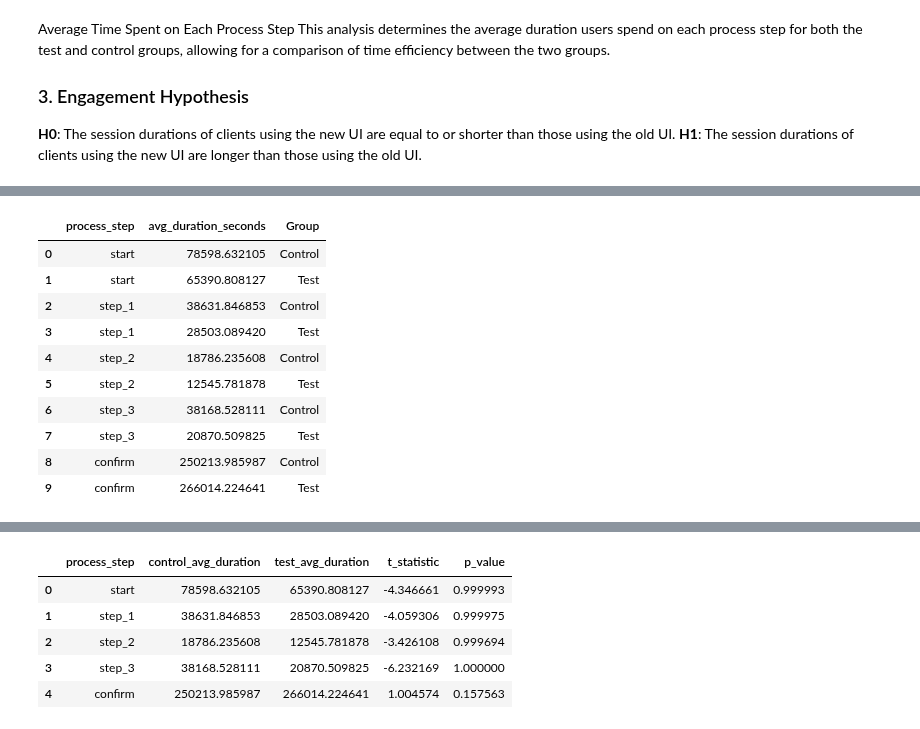
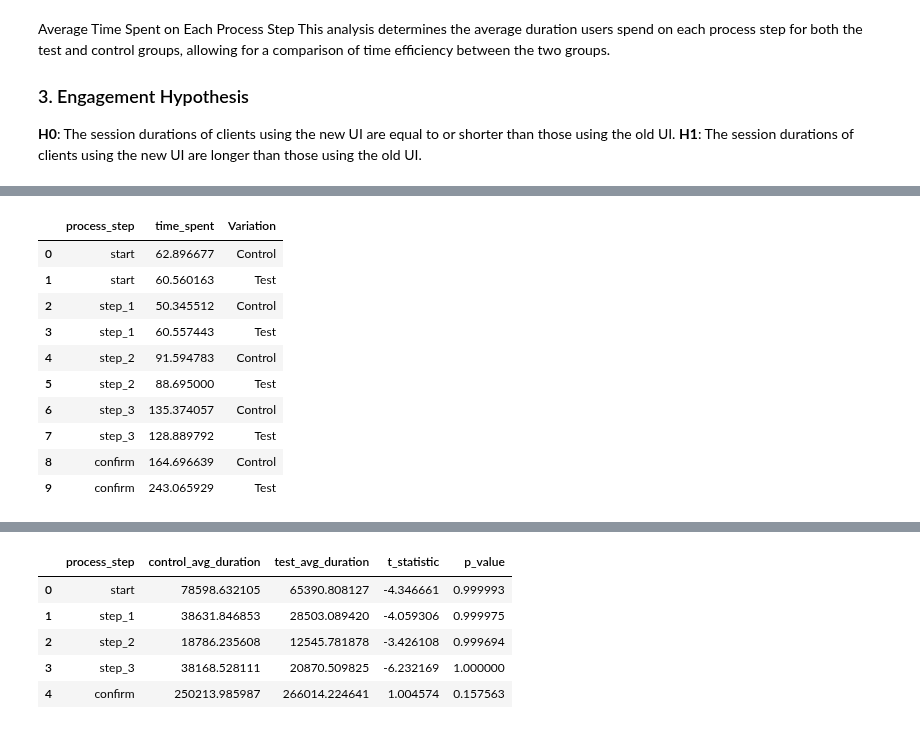
Before and after one commit to Josepdmo/PROJECT2, a Jupyter notebook: EXPLORATORY3.ipynb, the cells around one changed output, grey strips where cells are left out. Saved outputs shown, nothing was run; the diff lists cells and outputs as text; code cells hidden in the pictures.

```diff
--- a/EXPLORATORY3.ipynb
+++ b/EXPLORATORY3.ipynb
@@ -777,0 +758,6 @@ average_duration_per_step_test['Group'] = 'Test'
+# %%
+# Calculate average time spent on each step for the Control group
+time_spent_summary_control= variation_df[variation_df['Variation'] =='Control'].groupby('process_step')['time_spent'].mean().reset_index()
+time_spent_summary_control['Variation'] = 'Control'
+print("Average Time Spent on Each Step:")
+print(time_spent_summary_control)
@@ -777,0 +772,6 @@ average_duration_per_step_test['Group'] = 'Test'
+# %%
+# Calculate average time spent on each step for the Test group
+time_spent_summary_test= variation_df[variation_df['Variation'] =='Test'].groupby('process_step')['time_spent'].mean().reset_index()
+time_spent_summary_test['Variation'] = 'Test'
+print("Average Time Spent on Each Step:")
+print(time_spent_summary_test)
@@ -778,21 +805,21 @@ average_duration_per_step_test['Group'] = 'Test'
 # %%
 # Combine both dataframes
-combined_df = pd.concat([average_duration_per_step_control, average_duration_per_step_test])
+combined_df = pd.concat([time_spent_summary_control, time_spent_summary_test])
 
 # Order the process steps correctly
 step_order = ['start', 'step_1', 'step_2', 'step_3', 'confirm']
 combined_df['process_step'] = pd.Categorical(combined_df['process_step'], categories=step_order, ordered=True)
 combined_df = combined_df.sort_values('process_step').reset_index(drop=True)
 display(combined_df)
 # %% [output]
-|  | process_step | avg_duration_seconds | Group |
-| 0 | start | 78598.632105 | Control |
-| 1 | start | 65390.808127 | Test |
-| 2 | step_1 | 38631.846853 | Control |
-| 3 | step_1 | 28503.089420 | Test |
-| 4 | step_2 | 18786.235608 | Control |
-| 5 | step_2 | 12545.781878 | Test |
-| 6 | step_3 | 38168.528111 | Control |
-| 7 | step_3 | 20870.509825 | Test |
-| 8 | confirm | 250213.985987 | Control |
-| 9 | confirm | 266014.224641 | Test |
+|  | process_step | time_spent | Variation |
+| 0 | start | 62.896677 | Control |
+| 1 | start | 60.560163 | Test |
+| 2 | step_1 | 50.345512 | Control |
+| 3 | step_1 | 60.557443 | Test |
+| 4 | step_2 | 91.594783 | Control |
+| 5 | step_2 | 88.695000 | Test |
+| 6 | step_3 | 135.374057 | Control |
+| 7 | step_3 | 128.889792 | Test |
+| 8 | confirm | 164.696639 | Control |
+| 9 | confirm | 243.065929 | Test |
```
Also changed, not shown: parts of 11 cells of this notebook.
